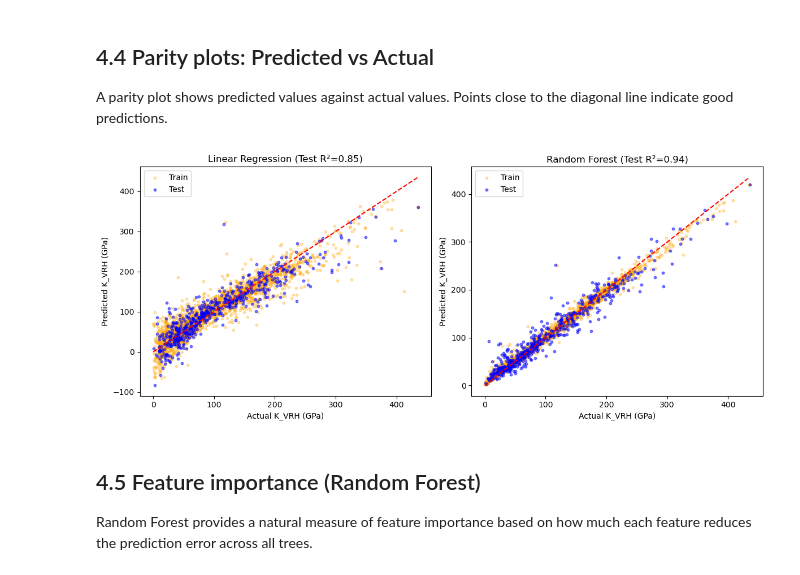
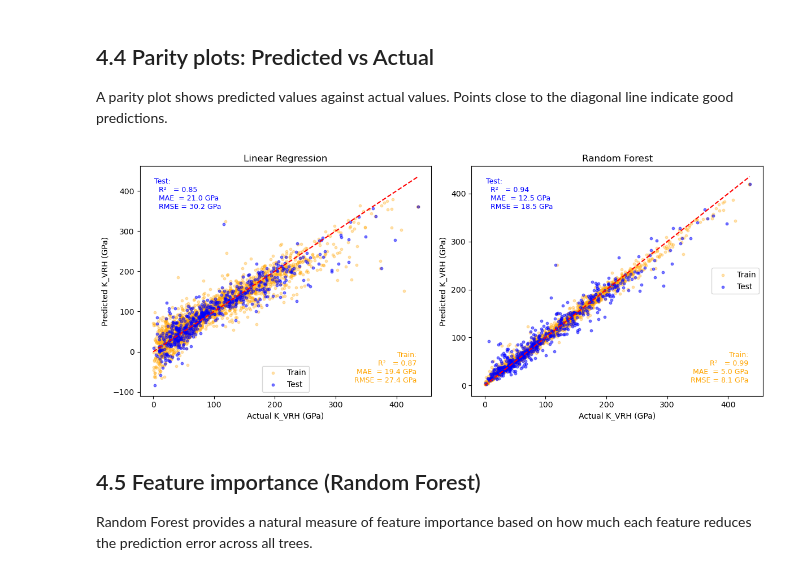
Before and after one commit to rhennig/EMA4935, a Jupyter notebook: Notebooks/06_Materials_databases.ipynb, the cells around one changed output. Cells and saved outputs as stored; diff of their text form; code cells hidden in the pictures.

```diff
--- a/Notebooks/06_Materials_databases.ipynb
+++ b/Notebooks/06_Materials_databases.ipynb
@@ -317,30 +374,52 @@ Random Forest Regression
 
 A parity plot shows predicted values against actual values. Points close to the diagonal line indicate good predictions.
 # %%
+from sklearn.metrics import mean_absolute_error
+
 fig, axes = plt.subplots(1, 2, figsize=(12, 5))
 
 # Linear Regression
 axes[0].scatter(y_train, y_train_pred_lr, c='orange', s=10, alpha=0.3, label='Train')
 axes[0].scatter(y_test, y_test_pred_lr, c='blue', s=10, alpha=0.5, label='Test')
 axes[0].plot([0, max(y)], [0, max(y)], 'r--')
 axes[0].set_xlabel('Actual K_VRH (GPa)')
 axes[0].set_ylabel('Predicted K_VRH (GPa)')
-axes[0].set_title(f'Linear Regression (Test R²={r2_score(y_test, y_test_pred_lr):.2f})')
+axes[0].set_title('Linear Regression')
 axes[0].legend()
+mae_lr_test = mean_absolute_error(y_test, y_test_pred_lr)
+rmse_lr_test = np.sqrt(mean_squared_error(y_test, y_test_pred_lr))
+r2_lr_test = r2_score(y_test, y_test_pred_lr)
+mae_lr_train = mean_absolute_error(y_train, y_train_pred_lr)
+rmse_lr_train = np.sqrt(mean_squared_error(y_train, y_train_pred_lr))
+r2_lr_train = r2_score(y_train, y_train_pred_lr)
+axes[0].text(0.05, 0.95, f'Test:\n  R²   = {r2_lr_test:.2f}\n  MAE  = {mae_lr_test:.1f} GPa\n  RMSE = {rmse_lr_test:.1f} GPa',
+             transform=axes[0].transAxes, fontsize=9, verticalalignment='top', color='blue')
+axes[0].text(0.95, 0.05, f'Train:\n  R²   = {r2_lr_train:.2f}\n  MAE  = {mae_lr_train:.1f} GPa\n  RMSE = {rmse_lr_train:.1f} GPa',
+             transform=axes[0].transAxes, fontsize=9, verticalalignment='bottom', horizontalalignment='right', color='orange')
 
 # Random Forest
 axes[1].scatter(y_train, y_train_pred_rf, c='orange', s=10, alpha=0.3, label='Train')
 axes[1].scatter(y_test, y_test_pred_rf, c='blue', s=10, alpha=0.5, label='Test')
 axes[1].plot([0, max(y)], [0, max(y)], 'r--')
 axes[1].set_xlabel('Actual K_VRH (GPa)')
 axes[1].set_ylabel('Predicted K_VRH (GPa)')
-axes[1].set_title(f'Random Forest (Test R²={r2_score(y_test, y_test_pred_rf):.2f})')
+axes[1].set_title('Random Forest')
 axes[1].legend()
+mae_rf_test = mean_absolute_error(y_test, y_test_pred_rf)
+rmse_rf_test = np.sqrt(mean_squared_error(y_test, y_test_pred_rf))
+r2_rf_test = r2_score(y_test, y_test_pred_rf)
+mae_rf_train = mean_absolute_error(y_train, y_train_pred_rf)
+rmse_rf_train = np.sqrt(mean_squared_error(y_train, y_train_pred_rf))
+r2_rf_train = r2_score(y_train, y_train_pred_rf)
+axes[1].text(0.05, 0.95, f'Test:\n  R²   = {r2_rf_test:.2f}\n  MAE  = {mae_rf_test:.1f} GPa\n  RMSE = {rmse_rf_test:.1f} GPa',
+             transform=axes[1].transAxes, fontsize=9, verticalalignment='top', color='blue')
+axes[1].text(0.95, 0.05, f'Train:\n  R²   = {r2_rf_train:.2f}\n  MAE  = {mae_rf_train:.1f} GPa\n  RMSE = {rmse_rf_train:.1f} GPa',
+             transform=axes[1].transAxes, fontsize=9, verticalalignment='bottom', horizontalalignment='right', color='orange')
 
 plt.tight_layout()
 plt.show()
 # %% [output]
-[figure, old version]
+[figure, new version]
 # %% [markdown]
 ## 4.5 Feature importance (Random Forest)
 
```
Also changed, not shown: parts of 4 cells of this notebook.
